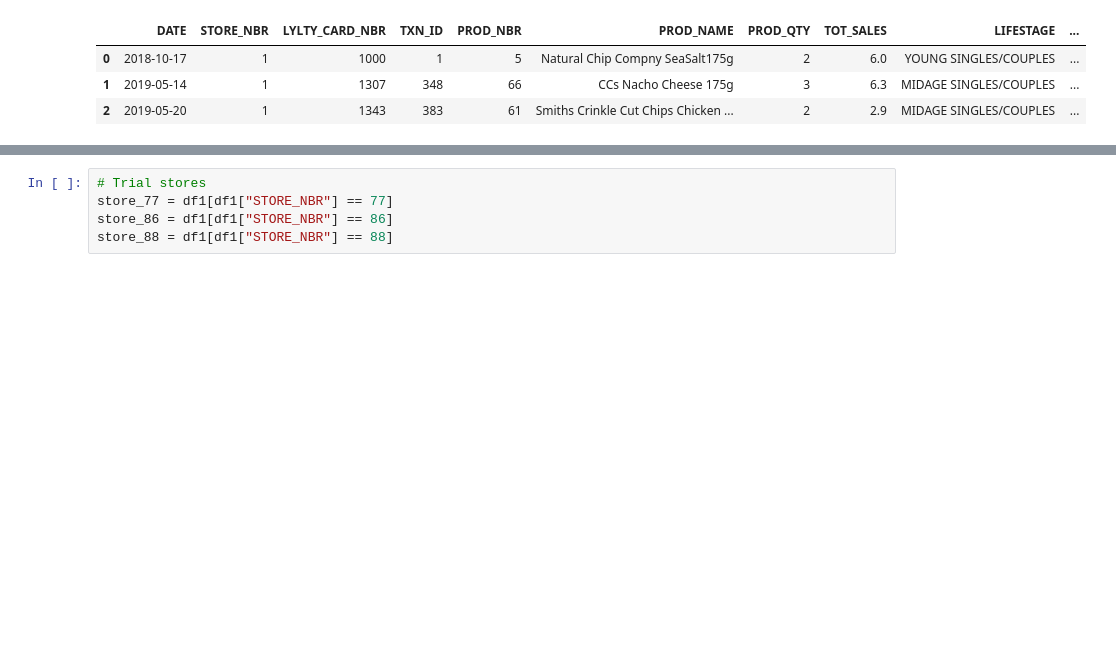
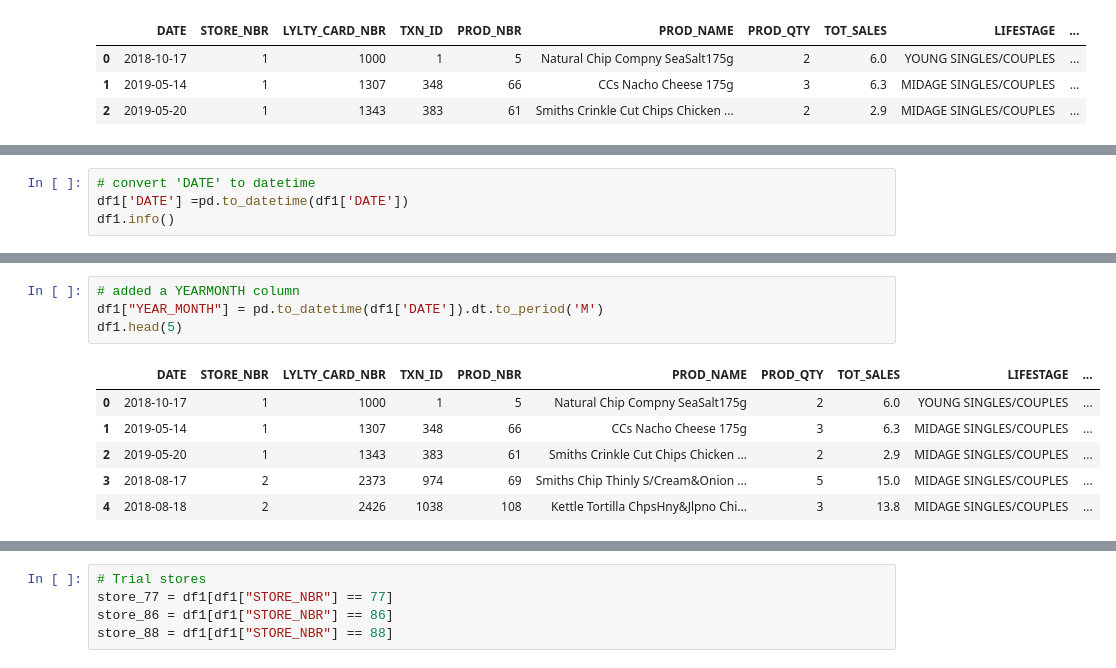
Before and after one commit to wa-le/Quantium-Forage-Virtual-Internship, a Jupyter notebook: my_quantium_T2.ipynb, the cells around one changed output, grey strips where cells are left out. Drawn from its saved outputs; the diff is of its cells as text; blank space fills up the shorter version.

```diff
--- a/my_quantium_T2.ipynb
+++ b/my_quantium_T2.ipynb
@@ -53,0 +63,4 @@ df1.head(3)
+# %%
+# convert 'DATE' to datetime
+df1['DATE'] =pd.to_datetime(df1['DATE'])
+df1.info()
@@ -53,0 +88,11 @@ df1.head(3)
+# %%
+# added a YEARMONTH column
+df1["YEAR_MONTH"] = pd.to_datetime(df1['DATE']).dt.to_period('M')
+df1.head(5)
+# %% [output]
+|  | DATE | STORE_NBR | LYLTY_CARD_NBR | TXN_ID | PROD_NBR | PROD_NAME | PROD_QTY | TOT_SALES | LIFESTAGE | ... |
+| 0 | 2018-10-17 | 1 | 1000 | 1 | 5 | Natural Chip Compny SeaSalt175g | 2 | 6.0 | YOUNG SINGLES/COUPLES | ... |
+| 1 | 2019-05-14 | 1 | 1307 | 348 | 66 | CCs Nacho Cheese 175g | 3 | 6.3 | MIDAGE SINGLES/COUPLES | ... |
+| 2 | 2019-05-20 | 1 | 1343 | 383 | 61 | Smiths Crinkle Cut Chips Chicken ... | 2 | 2.9 | MIDAGE SINGLES/COUPLES | ... |
+| 3 | 2018-08-17 | 2 | 2373 | 974 | 69 | Smiths Chip Thinly S/Cream&Onion ... | 5 | 15.0 | MIDAGE SINGLES/COUPLES | ... |
+| 4 | 2018-08-18 | 2 | 2426 | 1038 | 108 | Kettle Tortilla ChpsHny&Jlpno Chi... | 3 | 13.8 | MIDAGE SINGLES/COUPLES | ... |
```
Also changed, not shown: parts of 9 cells of this notebook.
